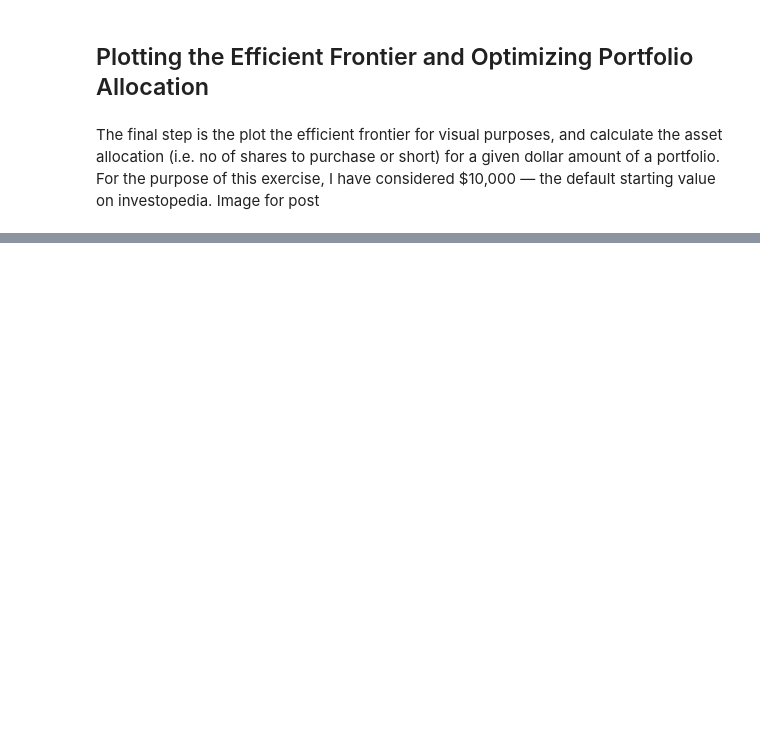
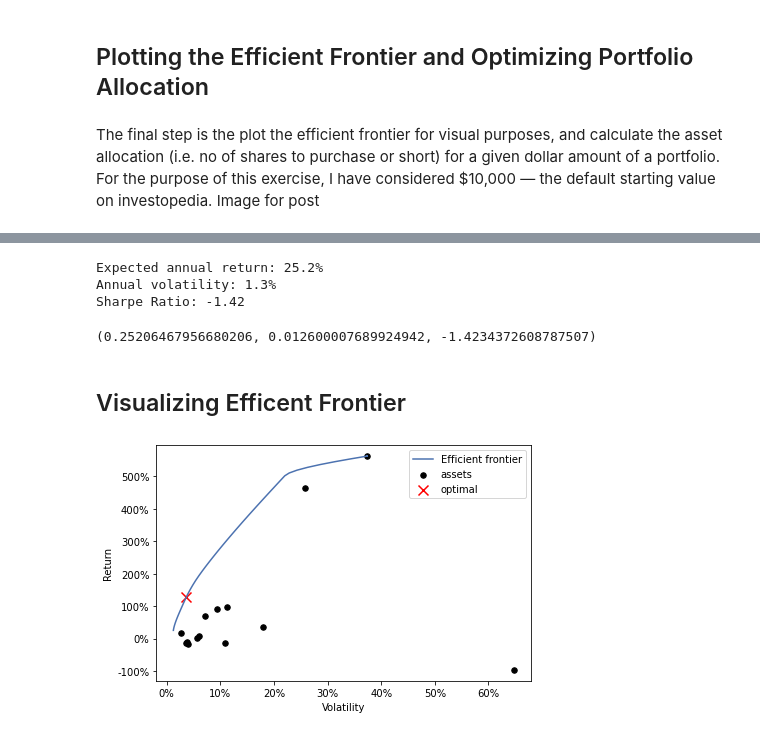
Before and after one commit to Syed-Sherjeel/PSX_Trading_Bot, a Jupyter notebook: Project_file.ipynb, the cells around one changed output, grey strips where cells are left out. Drawn from its saved outputs; the diff is of its cells as text; code cells hidden in the pictures; blank space fills up the shorter version.

Commit message:
feat : Added plotting efficent frontier and Visualizing Optimal points asssets

```diff
--- a/Project_file.ipynb
+++ b/Project_file.ipynb
@@ -688,0 +696,16 @@ NameError: name 'discrete_allocation' is not defined
+# %%
+ef1.portfolio_performance(verbose=True, risk_free_rate = 0.27)
+# %% [output]
+Expected annual return: 25.2%
+Annual volatility: 1.3%
+Sharpe Ratio: -1.42
+(0.25206467956680206, 0.012600007689924942, -1.4234372608787507)
+# %% [markdown]
+## Visualizing Efficent Frontier
+# %%
+cl_obj = CLA(mu, Sigma)
+ax = pplt.plot_efficient_frontier(cl_obj, showfig = False)
+ax.xaxis.set_major_formatter(FuncFormatter(lambda x, _: '{:.0%}'.format(x)))
+ax.yaxis.set_major_formatter(FuncFormatter(lambda y, _: '{:.0%}'.format(y)))
+# %% [output]
+[figure, added]
```
Also changed, not shown: parts of 4 cells of this notebook.
